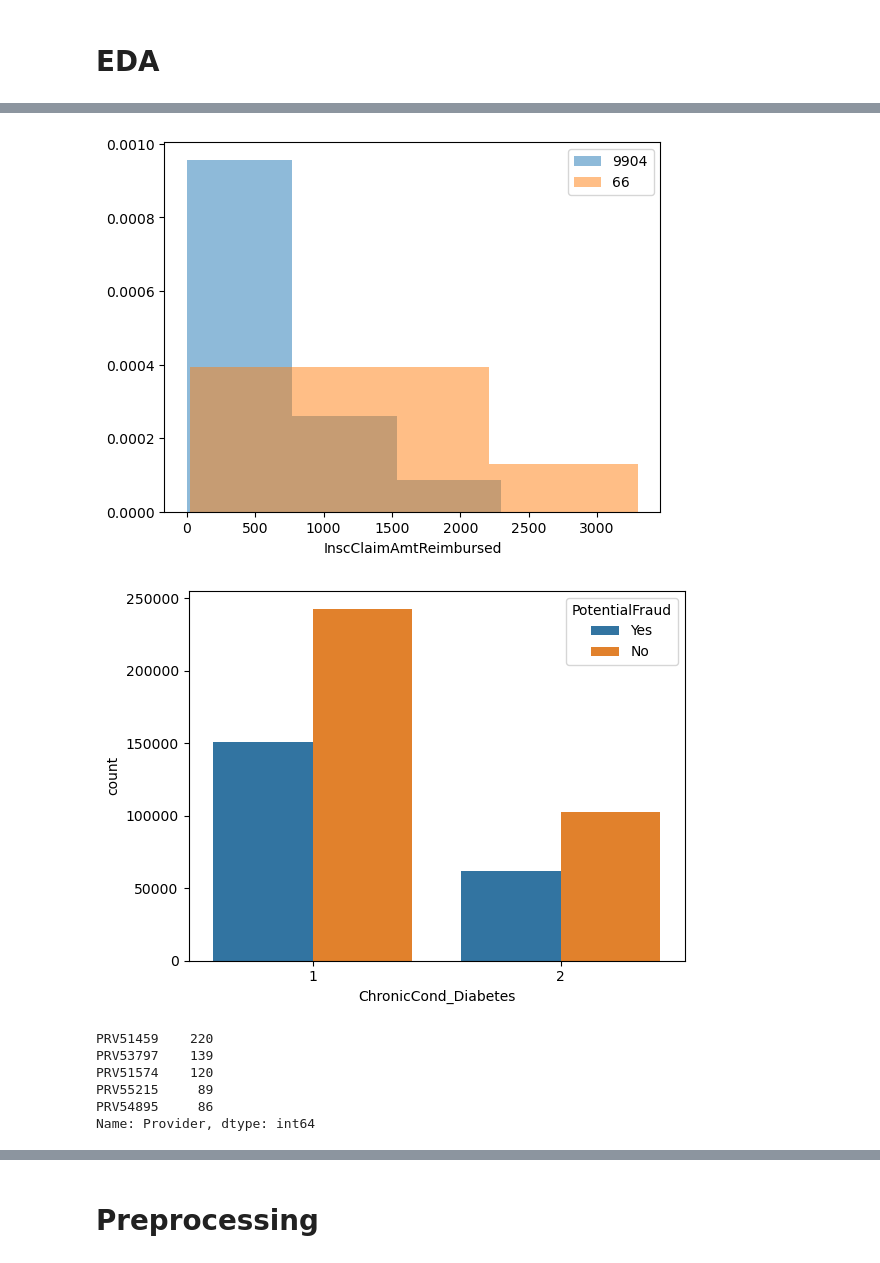
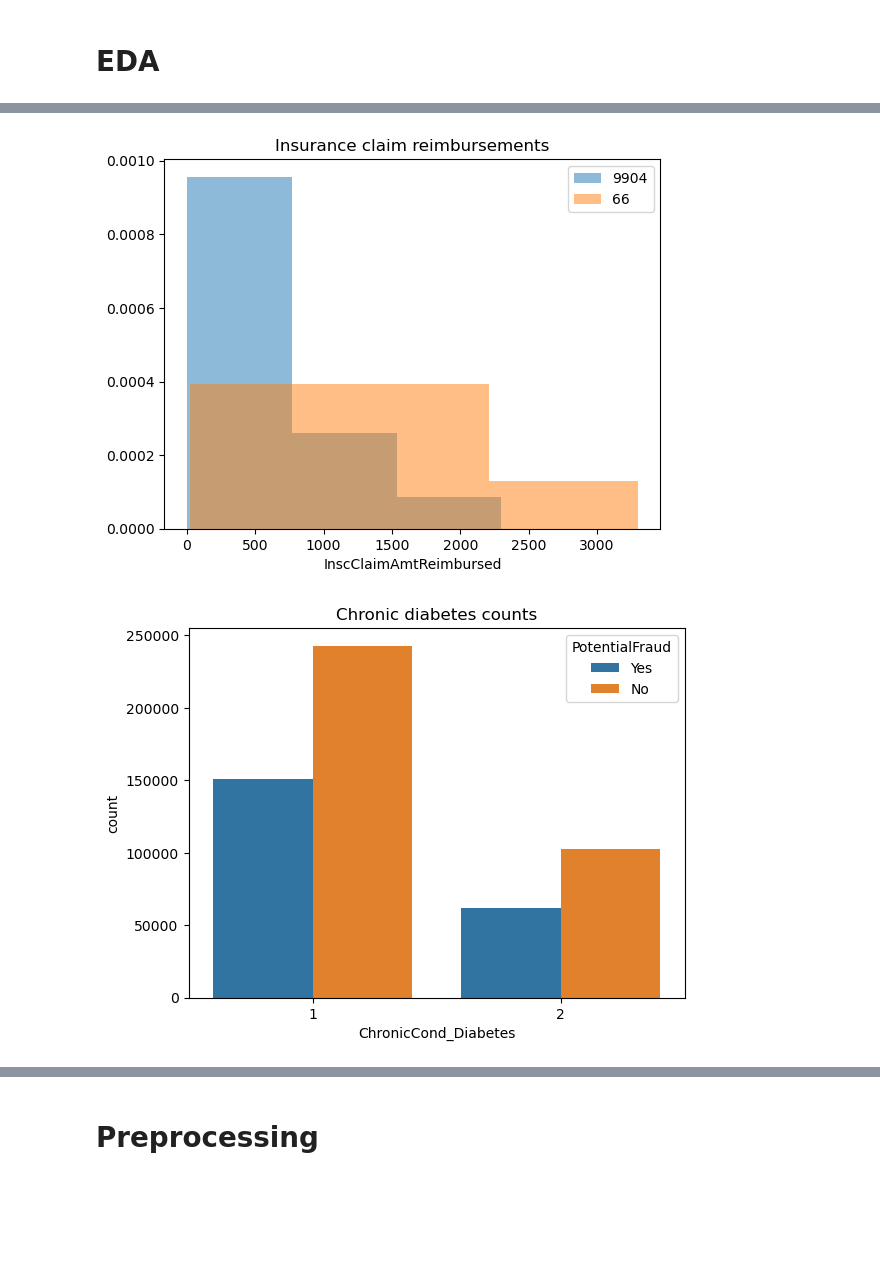
Before and after one commit to ingridchien/medical-provider-fraud-detection, a Jupyter notebook: Analysis.ipynb, the cells around one changed output, grey strips where cells are left out. Saved outputs shown, nothing was run; the diff lists cells and outputs as text; code cells hidden in the pictures; blank space fills up the shorter version.

```diff
--- a/Analysis.ipynb
+++ b/Analysis.ipynb
@@ -114,24 +175,16 @@ plt.title('Non fraud data codes');
 important_diag_codes = np.unique(np.append(train_fraud['ClmDiagnosisCode_1'].value_counts().index[1:25], train_nofraud['ClmDiagnosisCode_1'].value_counts().index[1:25]))
 # %%
-# examine data for 9904 and 66, compare those with relatively higher potential fraud and vice versa
+# examine insurance data for 9904 and 66
 plt.hist(train_out[train_out['ClmProcedureCode_1']==9904]['InscClaimAmtReimbursed'], bins = 3, alpha=0.5, label='9904', density=True)
 plt.hist(train_out[train_out['ClmProcedureCode_1']==66]['InscClaimAmtReimbursed'], bins = 3, alpha=0.5, label='66', density=True)
 plt.legend();
 plt.xlabel('InscClaimAmtReimbursed');
+plt.title('Insurance claim reimbursements');
 # %% [output]
-[figure, old version]
+[figure, new version]
 # %%
+# examine differences in chronic diabetes indicators between classes
 sns.countplot(x='ChronicCond_Diabetes',hue='PotentialFraud',data=full_train);
+plt.title('Chronic diabetes counts');
 # %% [output]
-[figure, old version]
+[figure, new version]
-# %%
-# examine other providers who give the same diagnoses codes and PRV51459 (diag 4019)
-out_4019 = full_train.loc[full_train['ClmDiagnosisCode_1'] == '4019']
-out_4019['Provider'].value_counts()[:5]
-# %% [output]
-PRV51459    220
-PRV53797    139
-PRV51574    120
-PRV55215     89
-PRV54895     86
-Name: Provider, dtype: int64
```
Also changed, not shown: parts of 19 cells of this notebook.
